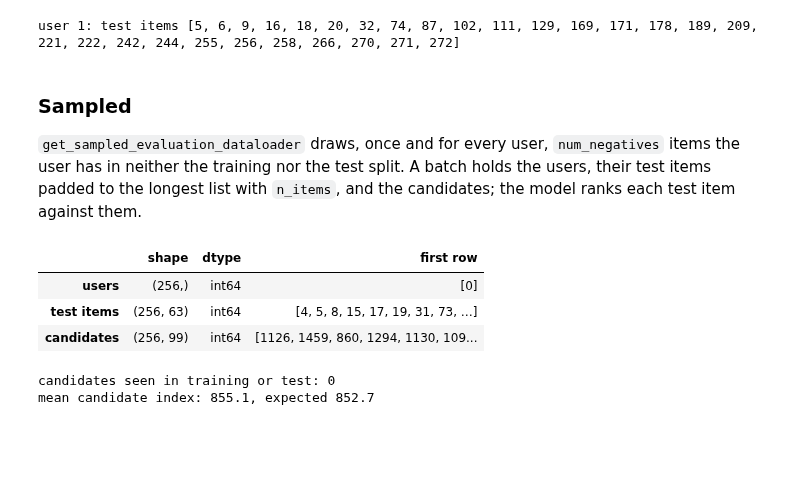
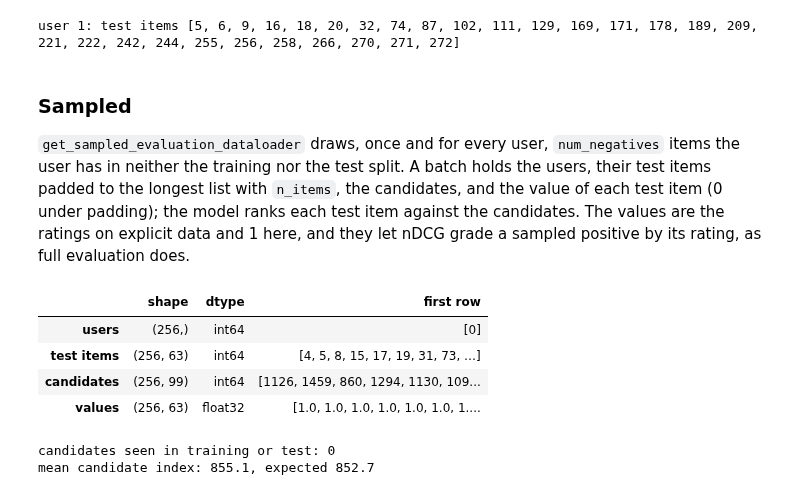
Before and after one commit to sisinflab/warprec, a Jupyter notebook: guides/08-dataloaders/dataloaders.ipynb, the cells around one changed output. Drawn from its saved outputs; the diff is of its cells as text; code cells hidden in the pictures; blank space fills up the shorter version.

Commit message:
docs: The guides read sampled batches with each positive's rating, and seed their loaders as the pipelines do

```diff
--- a/guides/08-dataloaders/dataloaders.ipynb
+++ b/guides/08-dataloaders/dataloaders.ipynb
@@ -712,17 +713,21 @@ user 1: test items [5, 6, 9, 16, 18, 20, 32, 74, 87, 102, 111, 129, 169, 171, 17
 
 `get_sampled_evaluation_dataloader` draws, once and for every user, `num_negatives`
 items the user has in neither the training nor the test split. A batch holds the
-users, their test items padded to the longest list with `n_items`, and the
-candidates; the model ranks each test item against them.
+users, their test items padded to the longest list with `n_items`, the
+candidates, and the value of each test item (0 under padding); the model ranks
+each test item against the candidates. The values are the ratings on explicit
+data and 1 here, and they let nDCG grade a sampled positive by its rating, as
+full evaluation does.
 # %%
 sampled = main.get_sampled_evaluation_dataloader(num_negatives=99, seed=42)
 batch = next(iter(sampled))
-show(batch, ["users", "test items", "candidates"])
+show(batch, ["users", "test items", "candidates", "values"])
 # %% [output]
 |  | shape | dtype | first row |
 | users | (256,) | int64 | [0] |
 | test items | (256, 63) | int64 | [4, 5, 8, 15, 17, 19, 31, 73, …] |
 | candidates | (256, 99) | int64 | [1126, 1459, 860, 1294, 1130, 109... |
+| values | (256, 63) | float32 | [1.0, 1.0, 1.0, 1.0, 1.0, 1.0, 1.... |
 # %%
 users = torch.cat([b[0] for b in sampled])
 candidates = torch.cat([b[2] for b in sampled])
```
Also changed, not shown: parts of 8 cells of this notebook, 2 other files.
